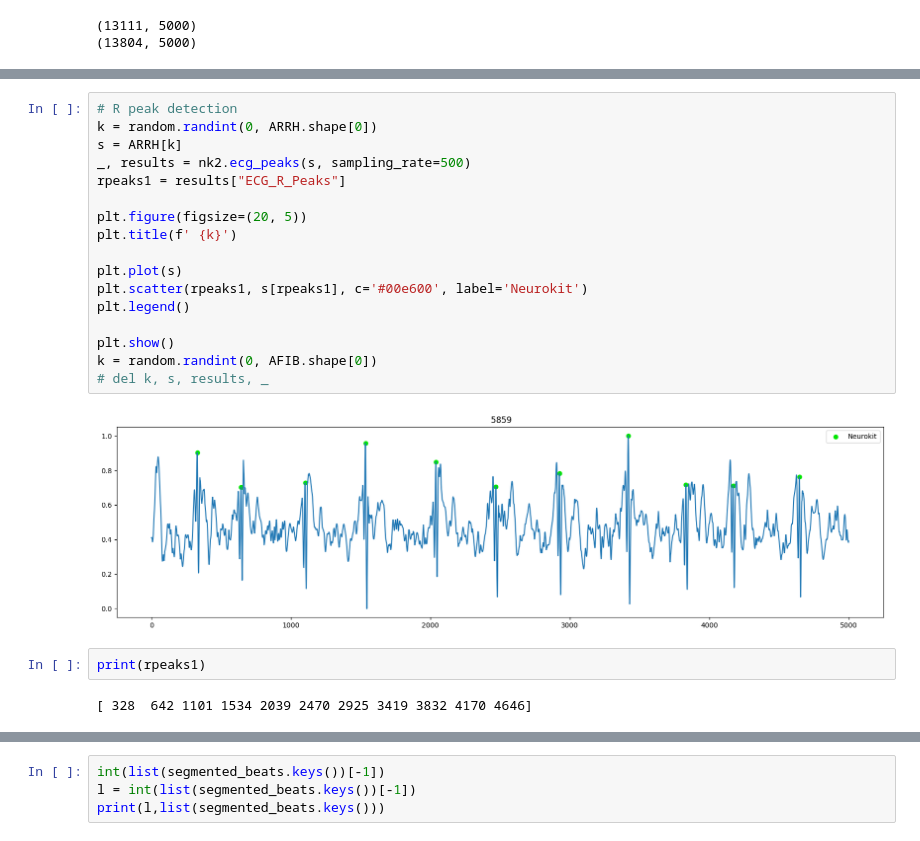
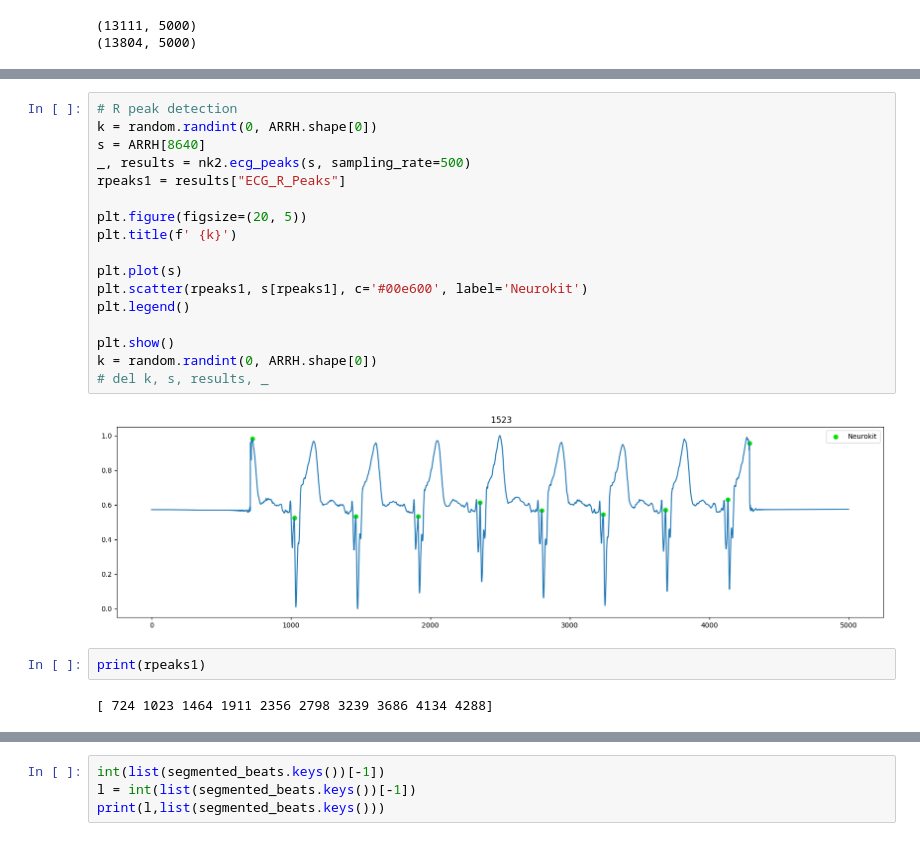
Before and after one commit to 6DEADSHOT9/Arrhythmic-Transformer, a Jupyter notebook: tokenizer.ipynb, the cells around one changed output, grey strips where cells are left out. Saved outputs shown, nothing was run; the diff lists cells and outputs as text.

```diff
--- a/tokenizer.ipynb
+++ b/tokenizer.ipynb
@@ -36,26 +36,26 @@ del k
 # %%
 # R peak detection
 k = random.randint(0, ARRH.shape[0])
-s = ARRH[k]
+s = ARRH[8640]
 _, results = nk2.ecg_peaks(s, sampling_rate=500)
 rpeaks1 = results["ECG_R_Peaks"]
 
 plt.figure(figsize=(20, 5))
 plt.title(f' {k}')
 
 plt.plot(s)
 plt.scatter(rpeaks1, s[rpeaks1], c='#00e600', label='Neurokit')
 plt.legend()
 
 plt.show()
-k = random.randint(0, AFIB.shape[0])
+k = random.randint(0, ARRH.shape[0])
 # del k, s, results, _
 # %% [output]
-[figure, old version]
+[figure, new version]
 # %%
 print(rpeaks1)
 # %% [output]
-[ 328  642 1101 1534 2039 2470 2925 3419 3832 4170 4646]
+[ 724 1023 1464 1911 2356 2798 3239 3686 4134 4288]
 # %%
 segmented_beats = nk2.ecg_segment(s, rpeaks1, sampling_rate=500, show=True)
 # plt.plot(segmented_beats)
```
Also changed, not shown: parts of 10 cells of this notebook, 2 other files.
